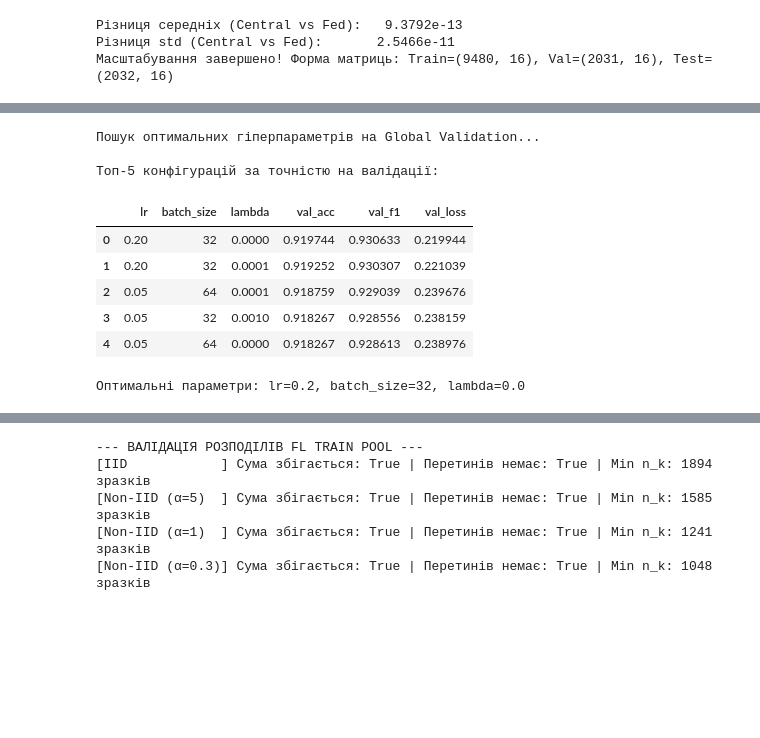
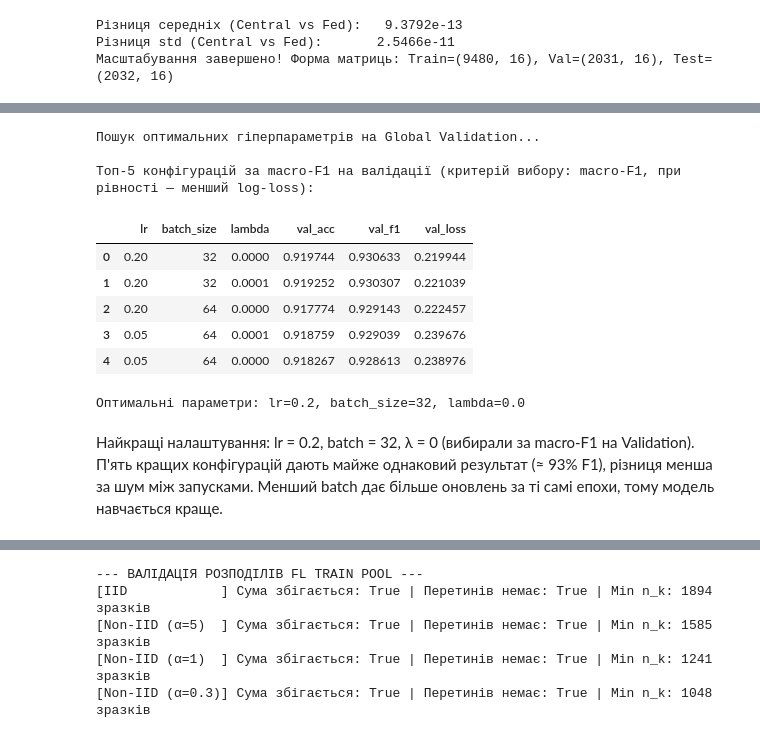
Before and after one commit to balaziuk/machine-learning, a Jupyter notebook: ml-2/2.ipynb, the cells around one changed output, grey strips where cells are left out. Saved outputs shown, nothing was run; the diff lists cells and outputs as text; code cells hidden in the pictures; blank space fills up the shorter version.

```diff
--- a/ml-2/2.ipynb
+++ b/ml-2/2.ipynb
@@ -106,6 +114,7 @@ plt.show()
 # ==============================================================================
 # 2. СТРАТИФІКОВАНЕ РОЗБИТТЯ (ДО SCALING)
 # ==============================================================================
+feature_names = list(df.drop(columns=['Class']).columns)
 X_raw = df.drop(columns=['Class']).values
 y_raw = df['Class'].values
 
@@ -159,0 +306,12 @@ print(f"Розміри: Train Pool = {len(X_train_pool_raw)}, Val = {len(X_val_r
+# %%
+
+# --- (в) Розподіл ознак за класами: найсильніші та найслабші за η² ---
+# Area — найсильніша (але дублюється ConvexArea), ShapeFactor1 — сильна ознака форми; Solidity та Extent — найслабші
+sel_feats = ['Area', 'ShapeFactor1', 'Solidity', 'Extent']
+fig, axes = plt.subplots(1, 4, figsize=(20, 4.5))
+for ax, f in zip(axes, sel_feats):
+    sns.boxplot(data=df_pool, x='Class', y=f, order=list(classes), hue='Class', hue_order=list(classes), legend=False, ax=ax, palette='muted', fliersize=2)
+    ax.set_title(f"{f}  (η² = {df_feat.set_index('Ознака').loc[f, 'η²']:.2f})", fontsize=11)
+    ax.tick_params(axis='x', rotation=45); ax.set_xlabel("")
+plt.suptitle("Розподіл ознак за класами (Train Pool): сильні (Area, ShapeFactor1) vs слабкі (Solidity, Extent) за η²", fontsize=13, fontweight='bold', y=1.03)
+plt.tight_layout(); plt.show()
@@ -166,7 +334,9 @@ mean_central = np.mean(X_train_pool_raw, axis=0)
 var_central = np.var(X_train_pool_raw, axis=0)
 std_central = np.sqrt(var_central + 1e-12)
 
-# (б) Федеративне обчислення (без передачі сирих даних на сервер)
+# (б) Федеративне обчислення (без передачі сирих даних на сервер).
+# Тут 5 випадкових частин ІМІТУЮТЬ клієнтів: зважена агрегація (n_k, μ_k, σ²_k) дає ТОЧНО ті самі μ та σ²
+# для будь-якого розбиття, тому це коректно й для Non-IID розподілів (перевіряється різницею нижче).
 indices_demo = np.arange(len(X_train_pool_raw))
 rng.shuffle(indices_demo)
 client_chunks = np.array_split(indices_demo, 5)
@@ -196,6 +366,7 @@ X_val = (X_val_raw - mean_fed) / (std_fed + EPSILON)
 X_test = (X_test_raw - mean_fed) / (std_fed + EPSILON)
 
 print(f"Масштабування завершено! Форма матриць: Train={X_train_pool.shape}, Val={X_val.shape}, Test={X_test.shape}")
+N_FEATURES = X_train_pool.shape[1]   # кількість ознак (може змінитись після відбору ознак у п. 4.1)
 # %% [output]
 Різниця середніх (Central vs Fed):   9.3792e-13
 Різниця std (Central vs Fed):       2.5466e-11
@@ -308,13 +481,13 @@ class SoftmaxRegression:
         return history
 # %%
 # Перевірка 1: Сума ймовірностей по рядках = 1
-model_check = SoftmaxRegression(n_features=16, n_classes=7, lambda_reg=0.01, seed=SEED)
+model_check = SoftmaxRegression(n_features=N_FEATURES, n_classes=7, lambda_reg=0.01, seed=SEED)
 sample_proba = model_check.predict_proba(X_train_pool[:10])
 print(f"Перевірка суми ймовірностей (має бути 1.0): {np.allclose(sample_proba.sum(axis=1), 1.0)}")
 
 # Перевірка 2: Loss при старті має бути приблизно ln(7) ≈ 1.9459
-model_zero = SoftmaxRegression(n_features=16, n_classes=7, lambda_reg=0.0, seed=SEED)
-model_zero.W = np.zeros((16, 7))
+model_zero = SoftmaxRegression(n_features=N_FEATURES, n_classes=7, lambda_reg=0.0, seed=SEED)
+model_zero.W = np.zeros((N_FEATURES, 7))
 model_zero.b = np.zeros((1, 7))
 init_loss = model_zero.compute_loss(X_train_pool, Y_train_pool)
 print(f"Початковий Loss: {init_loss:.4f} (Теоретичний ln(7) = {np.log(7):.4f})")
@@ -408,44 +647,46 @@ def compute_metrics(y_true_idx, y_pred_idx, y_pred_proba, n_cls=7):
 param_grid = {
     'learning_rate': [0.05, 0.1, 0.2],
     'batch_size': [32, 64, 128],
-    'lambda_reg': [0.0, 1e-4, 1e-3, 1e-2]
+    'lambda_reg': [0.0, 1e-4, 1e-3, 1e-2, 1e-1]
 }
 
 results = []
 print("Пошук оптимальних гіперпараметрів на Global Validation...")
 
 for lr in param_grid['learning_rate']:
     for bs in param_grid['batch_size']:
         for lmb in param_grid['lambda_reg']:
-            model = SoftmaxRegression(n_features=16, n_classes=7, lambda_reg=lmb, seed=SEED)
+            model = SoftmaxRegression(n_features=N_FEATURES, n_classes=7, lambda_reg=lmb, seed=SEED)
             model.fit(X_train_pool, Y_train_pool, X_val, Y_val,
                       learning_rate=lr, epochs=40, batch_size=bs, verbose=False)
 
             p_val = model.predict_proba(X_val)
             pred_val = np.argmax(p_val, axis=1)
             metrics = compute_metrics(y_val_idx, pred_val, p_val, n_cls=7)
 
             results.append({
                 'lr': lr, 'batch_size': bs, 'lambda': lmb,
                 'val_acc': metrics['accuracy'],
                 'val_f1': metrics['macro_f1'],
                 'val_loss': metrics['log_loss']
             })
 
-df_grid = pd.DataFrame(results).sort_values(by='val_acc', ascending=False).reset_index(drop=True)
-print("\nТоп-5 конфігурацій за точністю на валідації:")
+df_grid = pd.DataFrame(results).sort_values(by=['val_f1', 'val_loss'], ascending=[False, True]).reset_index(drop=True)
+print("\nТоп-5 конфігурацій за macro-F1 на валідації (критерій вибору: macro-F1, при рівності — менший log-loss):")
 display(df_grid.head(5))
 
 best_params = df_grid.iloc[0]
 print(f"\nОптимальні параметри: lr={best_params['lr']}, batch_size={int(best_params['batch_size'])}, lambda={best_params['lambda']}")
 # %% [output]
 Пошук оптимальних гіперпараметрів на Global Validation...
 
-Топ-5 конфігурацій за точністю на валідації:
+Топ-5 конфігурацій за macro-F1 на валідації (критерій вибору: macro-F1, при рівності — менший log-loss):
 |  | lr | batch_size | lambda | val_acc | val_f1 | val_loss |
 | 0 | 0.20 | 32 | 0.0000 | 0.919744 | 0.930633 | 0.219944 |
 | 1 | 0.20 | 32 | 0.0001 | 0.919252 | 0.930307 | 0.221039 |
-| 2 | 0.05 | 64 | 0.0001 | 0.918759 | 0.929039 | 0.239676 |
-| 3 | 0.05 | 32 | 0.0010 | 0.918267 | 0.928556 | 0.238159 |
+| 2 | 0.20 | 64 | 0.0000 | 0.917774 | 0.929143 | 0.222457 |
+| 3 | 0.05 | 64 | 0.0001 | 0.918759 | 0.929039 | 0.239676 |
 | 4 | 0.05 | 64 | 0.0000 | 0.918267 | 0.928613 | 0.238976 |
 Оптимальні параметри: lr=0.2, batch_size=32, lambda=0.0
+# %% [markdown]
+Найкращі налаштування: lr = 0.2, batch = 32, λ = 0 (вибирали за macro-F1 на Validation). П'ять кращих конфігурацій дають майже однаковий результат (≈ 93% F1), різниця менша за шум між запусками. Менший batch дає більше оновлень за ті самі епохи, тому модель навчається краще.
```
Also changed, not shown: parts of 56 cells of this notebook.
